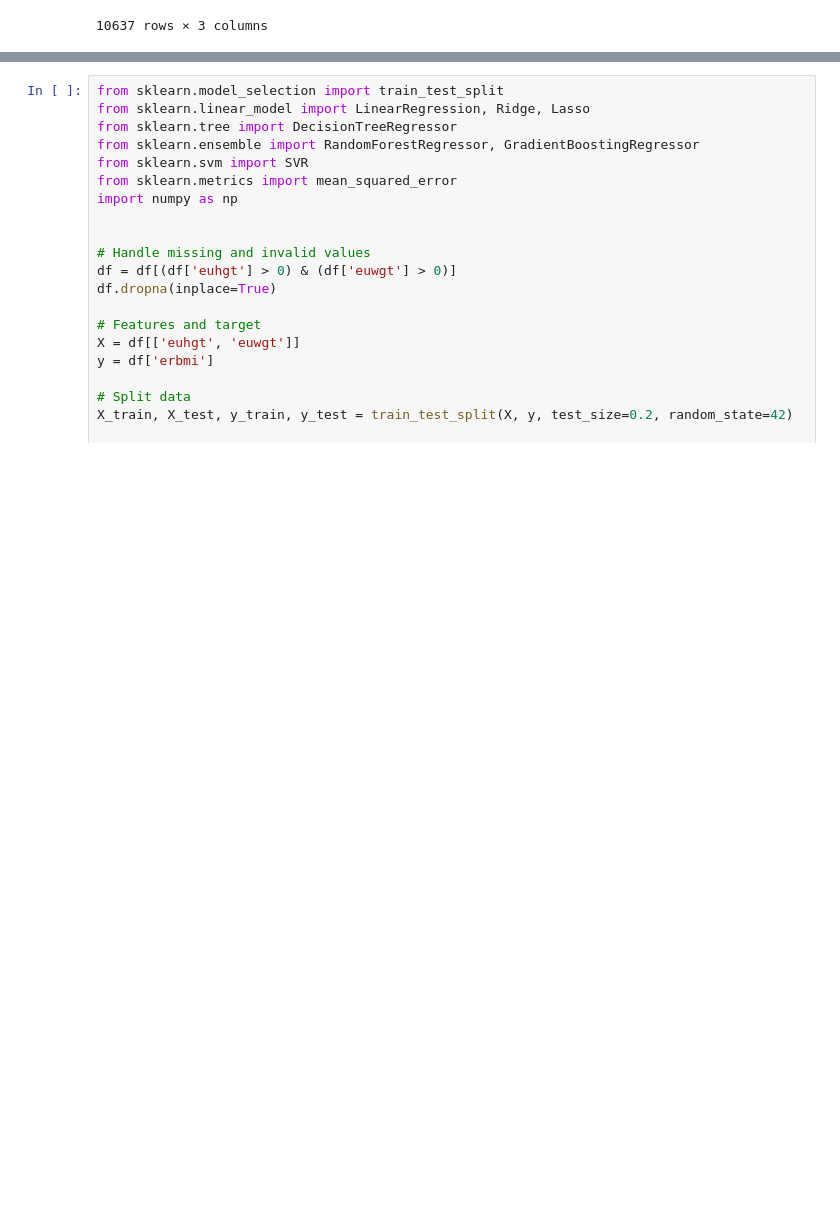
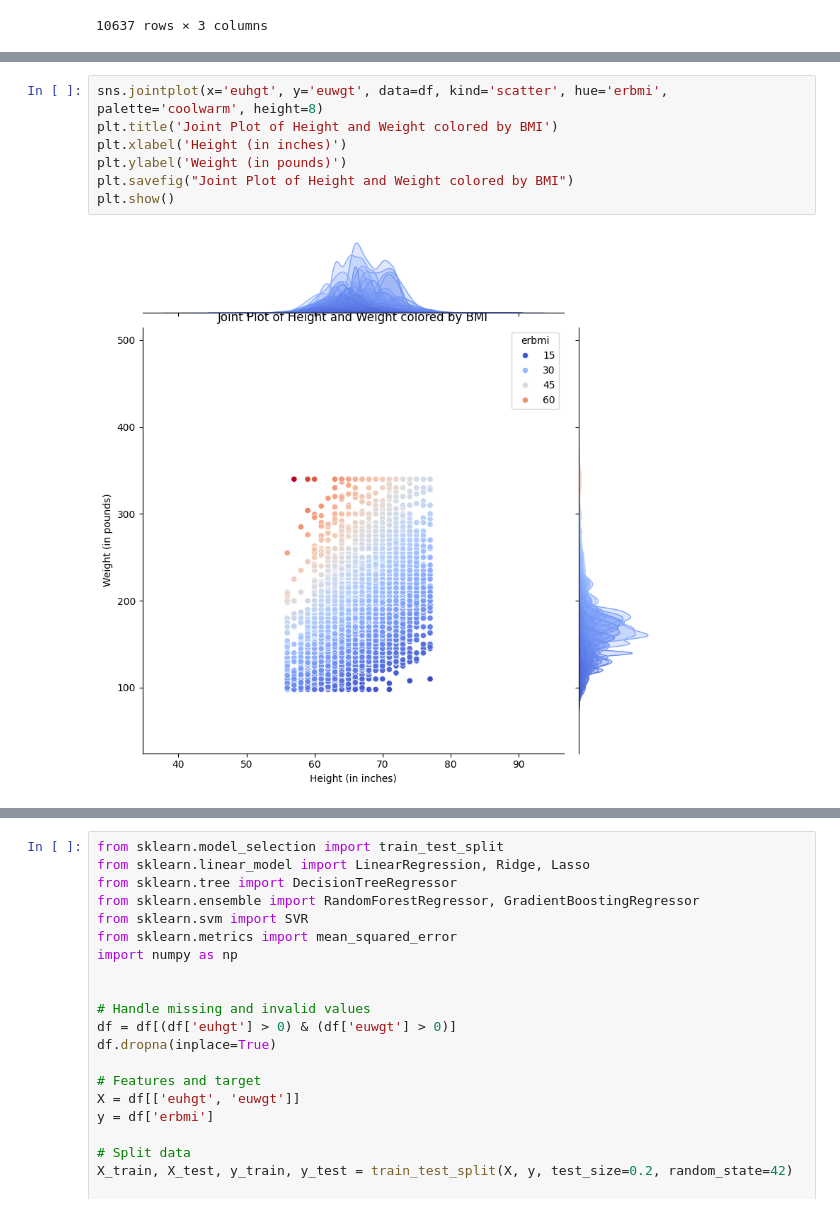
Before and after one commit to rukayat-balogun/Project, a Jupyter notebook: FinalSemesterProject/Webapp/analysis.ipynb, the cells around one changed output, grey strips where cells are left out. Drawn from its saved outputs; the diff is of its cells as text; blank space fills up the shorter version.

```diff
--- a/FinalSemesterProject/Webapp/analysis.ipynb
+++ b/FinalSemesterProject/Webapp/analysis.ipynb
@@ -125,0 +190,9 @@ df
+# %%
+sns.jointplot(x='euhgt', y='euwgt', data=df, kind='scatter', hue='erbmi', palette='coolwarm', height=8)
+plt.title('Joint Plot of Height and Weight colored by BMI')
+plt.xlabel('Height (in inches)')
+plt.ylabel('Weight (in pounds)')
+plt.savefig("Joint Plot of Height and Weight colored by BMI")
+plt.show()
+# %% [output]
+[figure, added]
```
Also changed, not shown: parts of 8 cells of this notebook, 19 other files.
